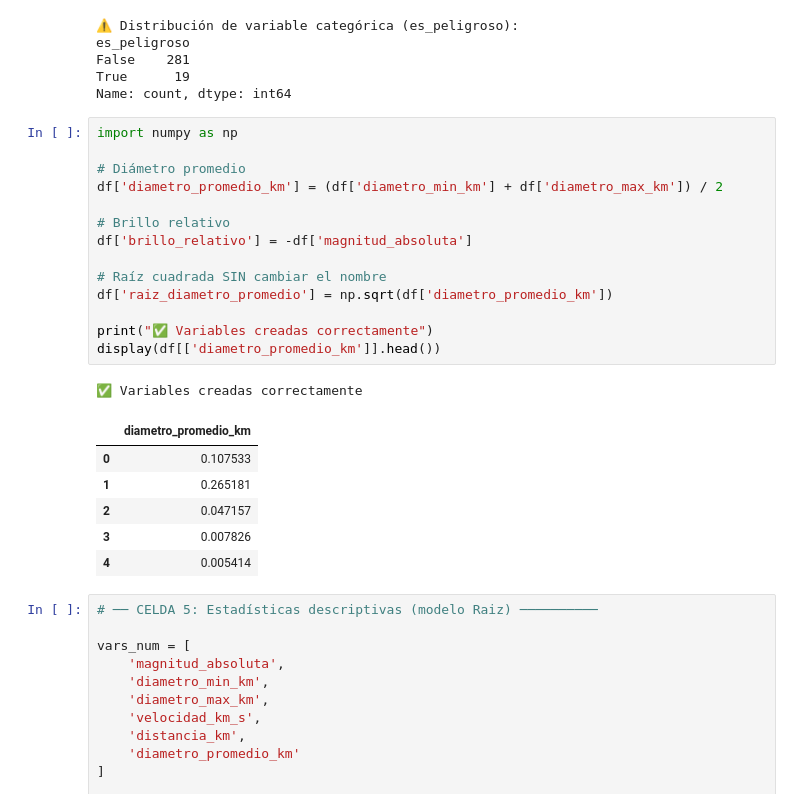
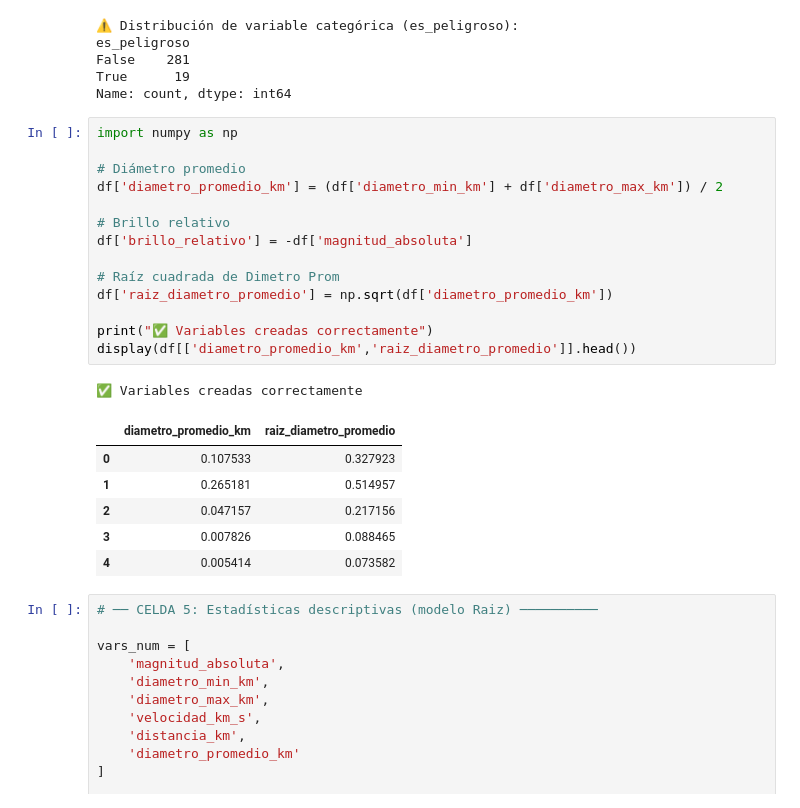
Before and after one commit to DanielPerez1822/Grupo4_Perez_Bonilla, a Jupyter notebook: NASA/notebooks/Regresion_lineal/notebook_final.ipynb, the cells around one changed output. Saved outputs shown, nothing was run; the diff lists cells and outputs as text.

```diff
--- a/NASA/notebooks/notebook_final.ipynb
+++ b/NASA/notebooks/Regresion_lineal/notebook_final.ipynb
@@ -131,25 +131,25 @@ Name: count, dtype: int64
 # %%
 import numpy as np
 
 # Diámetro promedio
 df['diametro_promedio_km'] = (df['diametro_min_km'] + df['diametro_max_km']) / 2
 
 # Brillo relativo
 df['brillo_relativo'] = -df['magnitud_absoluta']
 
-# Raíz cuadrada SIN cambiar el nombre
+# Raíz cuadrada de Dimetro Prom
 df['raiz_diametro_promedio'] = np.sqrt(df['diametro_promedio_km'])
 
 print("✅ Variables creadas correctamente")
-display(df[['diametro_promedio_km']].head())
+display(df[['diametro_promedio_km','raiz_diametro_promedio']].head())
 # %% [output]
 ✅ Variables creadas correctamente
-|  | diametro_promedio_km |
-| 0 | 0.107533 |
-| 1 | 0.265181 |
-| 2 | 0.047157 |
-| 3 | 0.007826 |
-| 4 | 0.005414 |
+|  | diametro_promedio_km | raiz_diametro_promedio |
+| 0 | 0.107533 | 0.327923 |
+| 1 | 0.265181 | 0.514957 |
+| 2 | 0.047157 | 0.217156 |
+| 3 | 0.007826 | 0.088465 |
+| 4 | 0.005414 | 0.073582 |
 # %%
 # ── CELDA 5: Estadísticas descriptivas (modelo Raiz) ──────────
 
```
Also changed, not shown: parts of 2 cells of this notebook, 11 other files.
